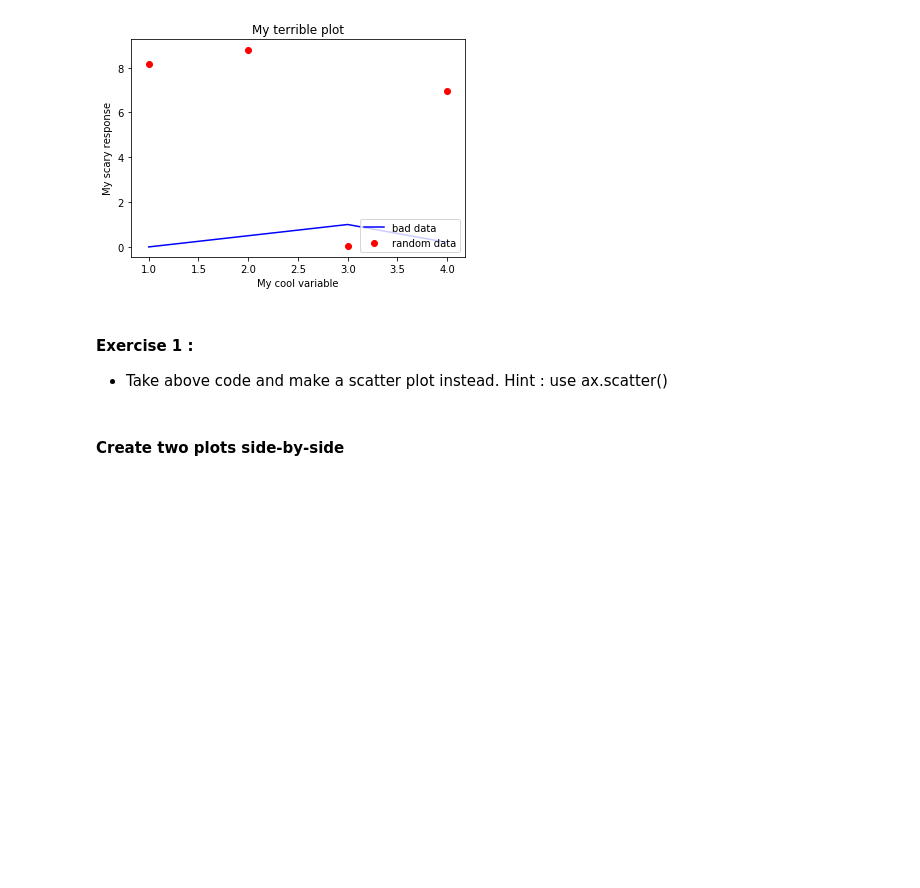
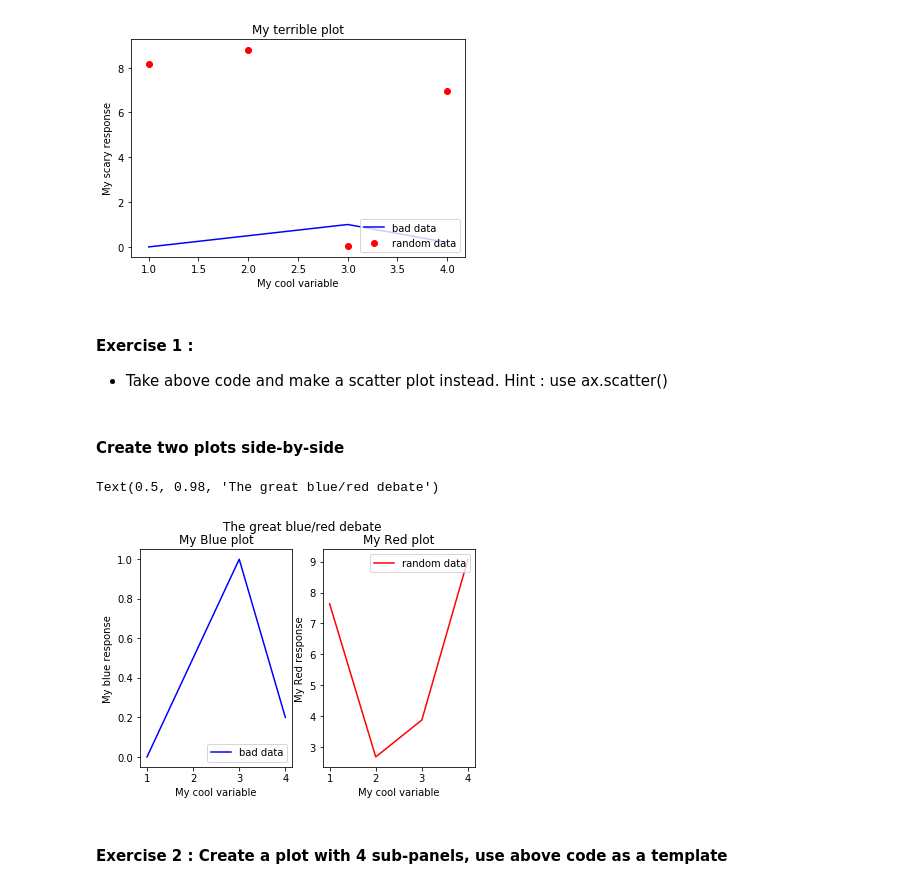
Before and after one commit to MVesuviusC/python_intro_2024, a Jupyter notebook: Thursday/Plotting.ipynb, the cells around one changed output. Cells and saved outputs as stored; diff of their text form; code cells hidden in the pictures; blank space fills up the shorter version.

Commit message:
Thursday/Plotting.ipynb : 1. Polishing

```diff
--- a/Thursday/Plotting.ipynb
+++ b/Thursday/Plotting.ipynb
@@ -80,19 +80,33 @@ Text(0.5, 1.0, 'My terrible plot')
 # %%
 import matplotlib.pyplot as plt
 import numpy as np
 
 # Create data
 x = [1, 2, 3, 4]
 y1 = [0, 0.5, 1, 0.2]
 y2 = np.random.random(4) * 10   ## Gets 4 rand nums, scale by 10
 
 # Plot
 fig = plt.figure()
-ax = fig.subplots()
+gs = fig.add_gridspec(1,2)    # args = nrow,ncol
+# Left Plot
+ax = fig.add_subplot(gs[0,0])
 ax.plot(x, y1, label="bad data", color="blue")
+ax.set_xlabel("My cool variable")
+ax.set_ylabel("My blue response")
+ax.legend(loc='lower right', fontsize=10)
+ax.set_title("My Blue plot")
+
+# Right Plot
+ax = fig.add_subplot(gs[0,1])
 ax.plot(x, y2, label="random data", color="red")
-
 ax.set_xlabel("My cool variable")
-ax.set_ylabel("My scary response")
-ax.legend(loc='lower right', fontsize=10)
-ax.set_title("My terrible plot")
+ax.set_ylabel("My Red response")
+ax.legend(loc='upper right', fontsize=10)
+ax.set_title("My Red plot")
+fig.suptitle("The great blue/red debate", fontsize=16)
+# %% [output]
+Text(0.5, 0.98, 'The great blue/red debate')
+[figure, added]
+# %% [markdown]
+#### Exercise 2 : Create a plot with 4 sub-panels, use above code as a template
```
